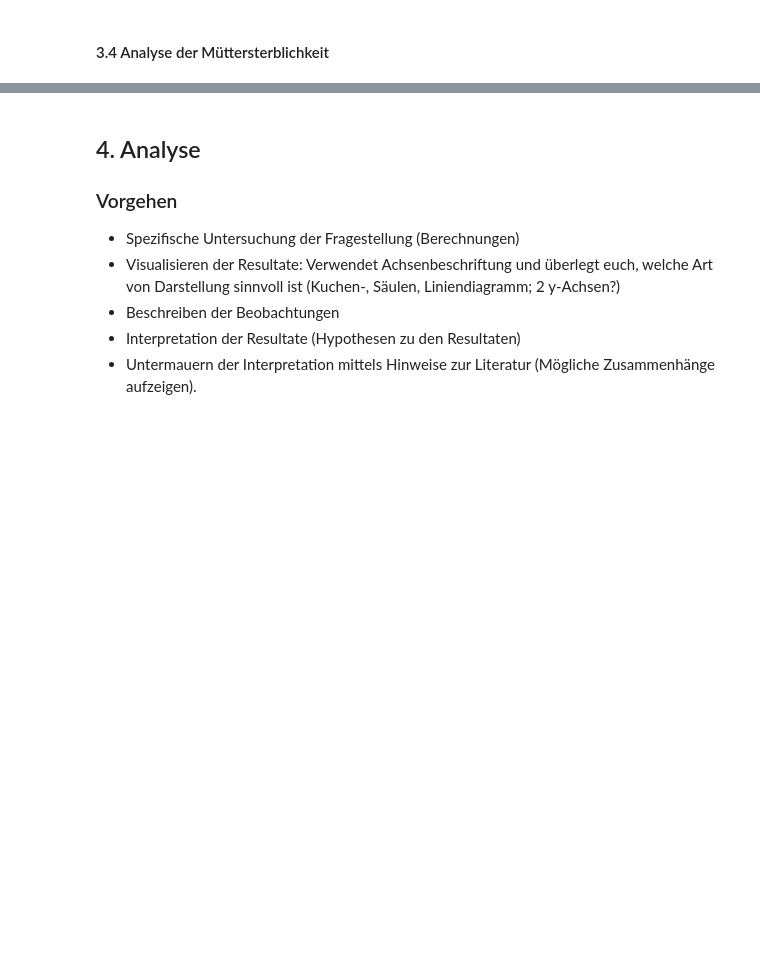
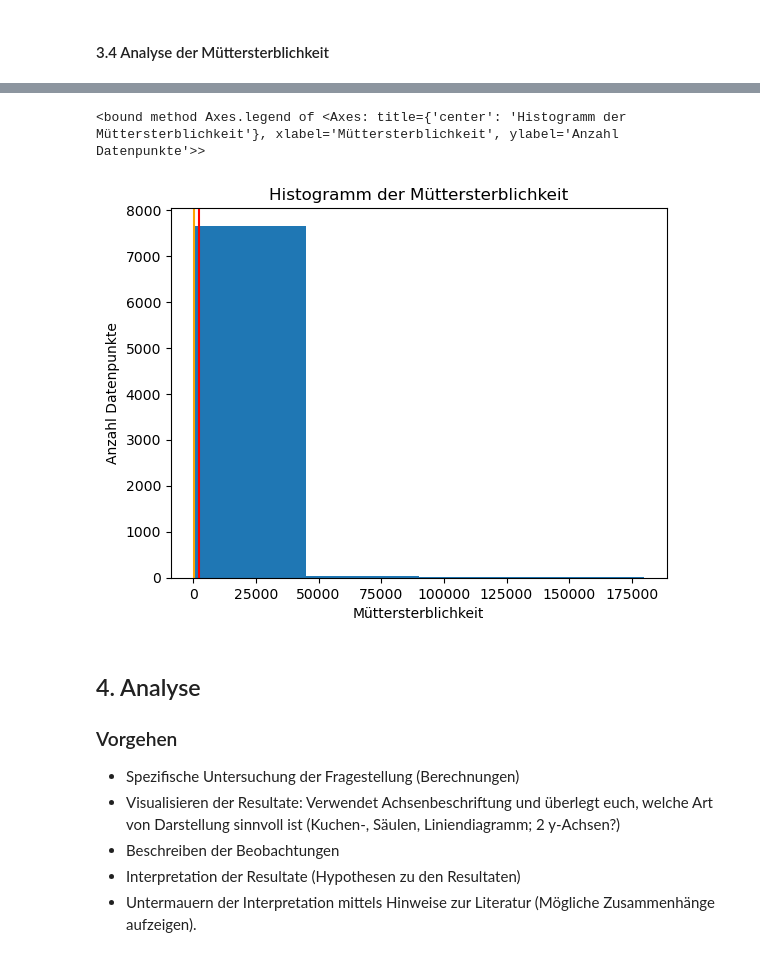
Before and after one commit to Ramona000/Python-LN, a Jupyter notebook: Grundgerüst_Leistungsnachweis.ipynb, the cells around one changed output, grey strips where cells are left out. Saved outputs shown, nothing was run; the diff lists cells and outputs as text; code cells hidden in the pictures; blank space fills up the shorter version.

```diff
--- a/Grundgerüst_Leistungsnachweis.ipynb
+++ b/Grundgerüst_Leistungsnachweis.ipynb
@@ -155,3 +197,16 @@ df['Code'].value_counts().plot(kind='bar',xticks=[], ylabel='Anzahl Datenpunkte'
+# %%
+g = df['Müttersterblichkeit'].plot(kind='hist', bins=4, title='Histogramm der Müttersterblichkeit',
+                                   xlabel='Müttersterblichkeit', ylabel='Anzahl Datenpunkte')
+mean = df['Müttersterblichkeit'].mean()
+g.axvline(x=df['Müttersterblichkeit'].mean(), color='red',label=f'Mittelwert = {mean:.2f}')
+
+median = df['Müttersterblichkeit'].median()
+g.axvline(x=df['Müttersterblichkeit'].median(), color='orange',label= f'Median = {median:.2f}')
+
+g.legend
+# %% [output]
+<bound method Axes.legend of <Axes: title={'center': 'Histogramm der Müttersterblichkeit'}, xlabel='Müttersterblichkeit', ylabel='Anzahl Datenpunkte'>>
+[figure, added]
 # %% [markdown]
 ## 4. Analyse
 
```
Also changed, not shown: parts of 4 cells of this notebook.
